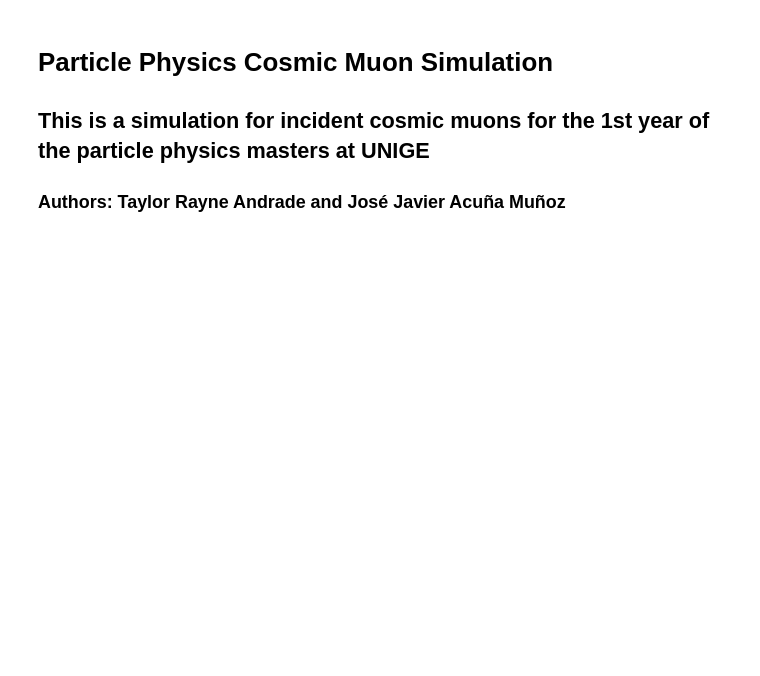
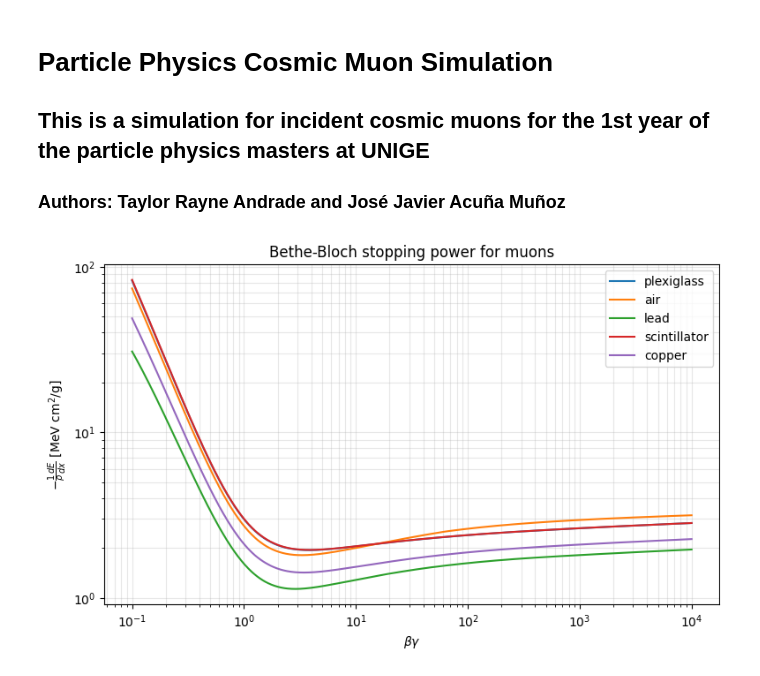
Before and after one commit to Taylor-UNIGE/Masters_lab_muon_sim, a Jupyter notebook: simulation.ipynb, the cells around one changed output. Cells and saved outputs as stored; diff of their text form; code cells hidden in the pictures; blank space fills up the shorter version.

Commit message:
Finished Bethe-Bloch, graph matches as expected

```diff
--- a/simulation.ipynb
+++ b/simulation.ipynb
@@ -32,0 +159,25 @@ def bethe_bloch_diff(z,Z,A,beta,I):
+# %%
+beta_gamma = np.logspace(-1, 4, 1000) #beta times gamma, from 0.1 to 10^4
+
+gamma = np.sqrt(1 + beta_gamma**2)
+beta = beta_gamma/gamma
+
+plt.figure(figsize=(9, 5))
+
+for material in materials:
+    dEdx = np.array([bethe_bloch_diff(1, b, material)for b in beta])
+
+    rho = materials[material]["rho"]
+
+    plt.plot(beta_gamma, dEdx/rho, label=material)
+
+plt.xscale("log")
+plt.yscale("log")
+plt.xlabel(r"$\beta\gamma$")
+plt.ylabel(r"$-\frac{1}{\rho}\frac{dE}{dx}$ [MeV cm$^2$/g]")
+plt.title("Bethe-Bloch stopping power for muons")
+plt.legend()
+plt.grid(which="both", alpha=0.3)
+plt.show()
+# %% [output]
+[figure, added]
```
Also changed, not shown: parts of 1 cell of this notebook.
